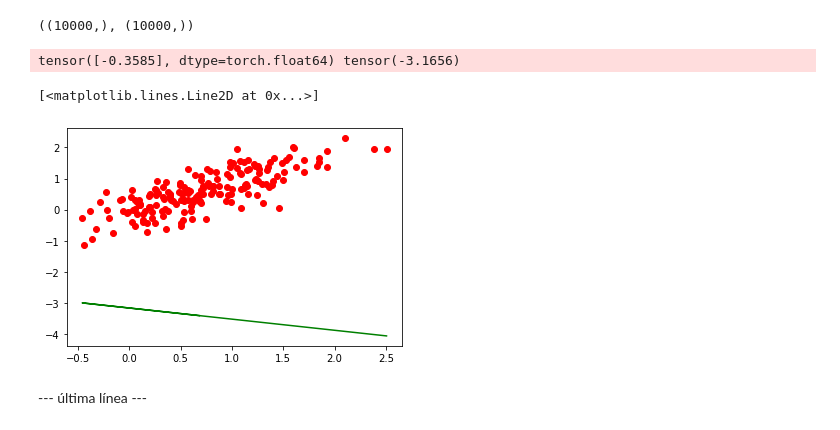
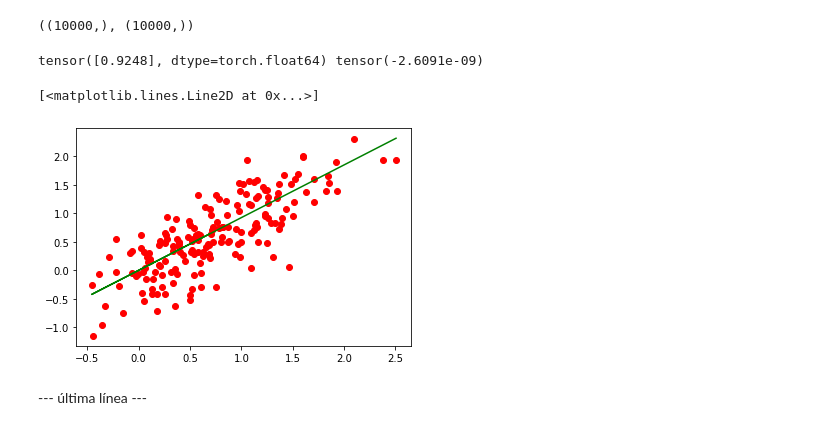
Before and after one commit to ediloaz/Linear-Regression-with-Lists-Numpy-and-Pytorch, a Jupyter notebook: linear_reg_in_lists_and_pytorch.ipynb, the cells around one changed output. Drawn from its saved outputs; the diff is of its cells as text; code cells hidden in the pictures.

```diff
--- a/linear_reg_in_lists_and_pytorch.ipynb
+++ b/linear_reg_in_lists_and_pytorch.ipynb
@@ -99,17 +99,17 @@ x.shape, y.shape
 # %%
 # Finally,
 # train and show the predict
 #
 reg = LinearRegression(n_features=1)
-params = reg.train(x, y, epochs=90, learning_rate=0.000001)
+params = reg.train(x, y, epochs=90, learning_rate=0.1)
 print(params[0][-1], params[1][-1])
 plt.scatter(x[:180], y[:180], color='red')
 pred = reg.predict(torch.tensor(x[:180]))
 plt.plot(x[:180], pred[:180], color='green')
 # %% [output]
-tensor([-0.3585], dtype=torch.float64) tensor(-3.1656)
+tensor([0.9248], dtype=torch.float64) tensor(-2.6091e-09)
 [<matplotlib.lines.Line2D at 0x...>]
-[figure, old version]
+[figure, new version]
 # %% [markdown]
 
 
```
